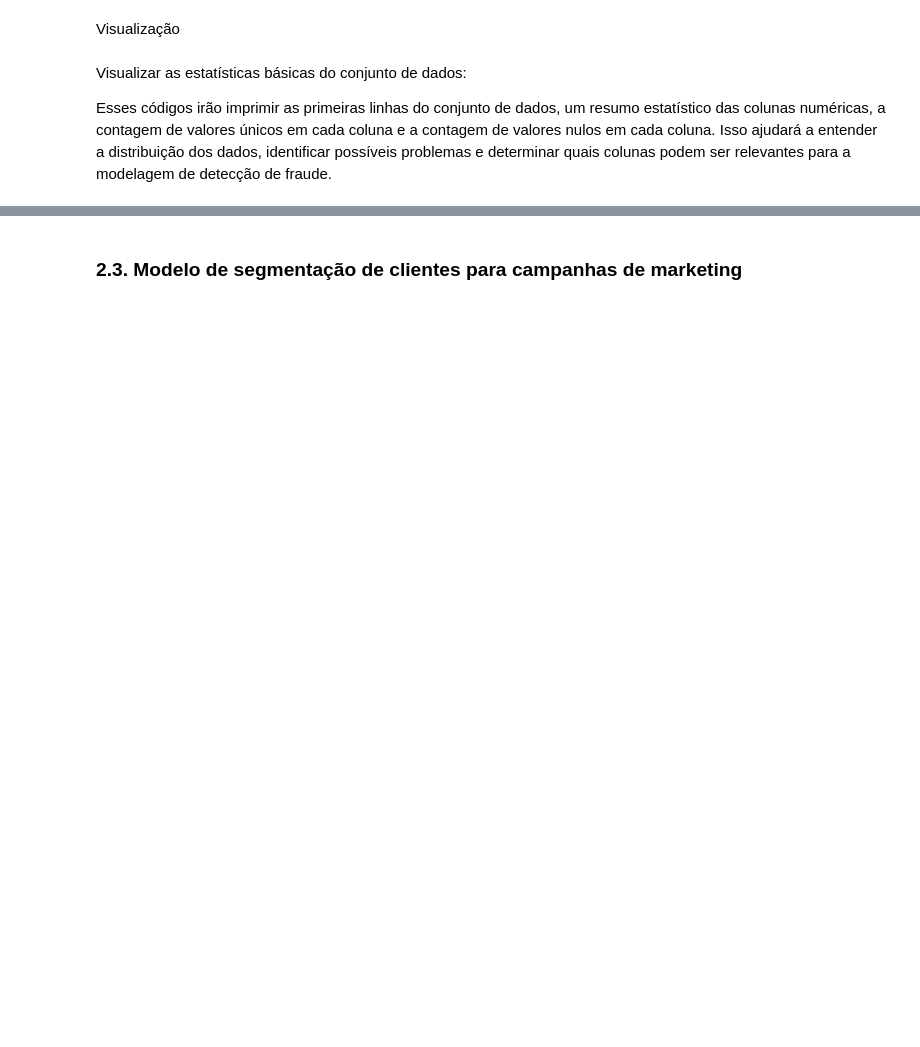
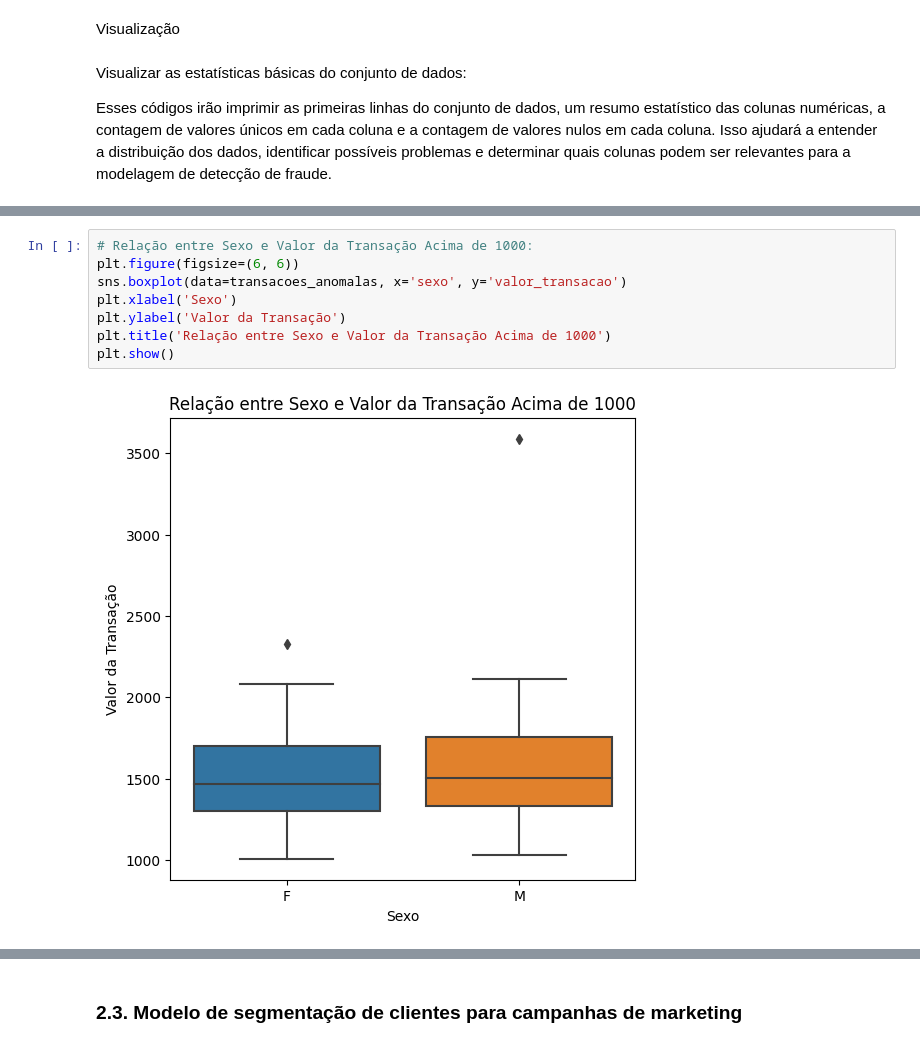
Before and after one commit to CeLo93/ML_analise_preditiva_de_fraudes_e_marketing, a Jupyter notebook: Prediction_DadosFera.ipynb, the cells around one changed output, grey strips where cells are left out. Cells and saved outputs as stored; diff of their text form; blank space fills up the shorter version.

```diff
--- a/Prediction_DadosFera.ipynb
+++ b/Prediction_DadosFera.ipynb
@@ -848,0 +757,10 @@ F1-score: 1.0
+# %%
+# Relação entre Sexo e Valor da Transação Acima de 1000:
+plt.figure(figsize=(6, 6))
+sns.boxplot(data=transacoes_anomalas, x='sexo', y='valor_transacao')
+plt.xlabel('Sexo')
+plt.ylabel('Valor da Transação')
+plt.title('Relação entre Sexo e Valor da Transação Acima de 1000')
+plt.show()
+# %% [output]
+[figure, added]
```
Also changed, not shown: parts of 66 cells of this notebook.
